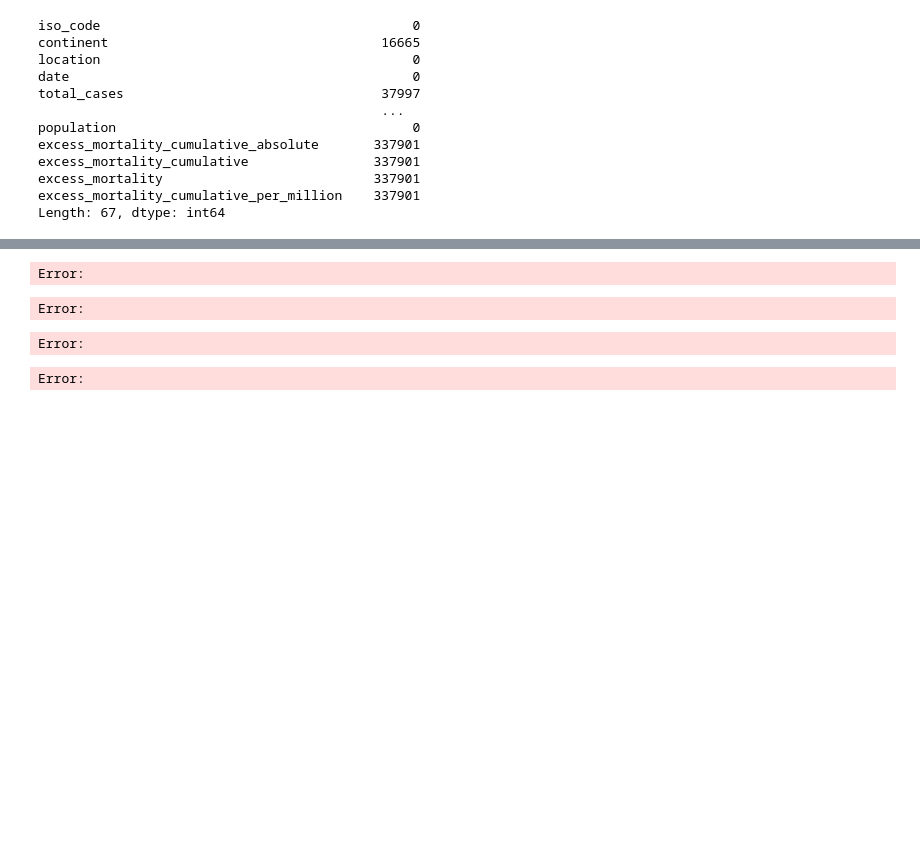
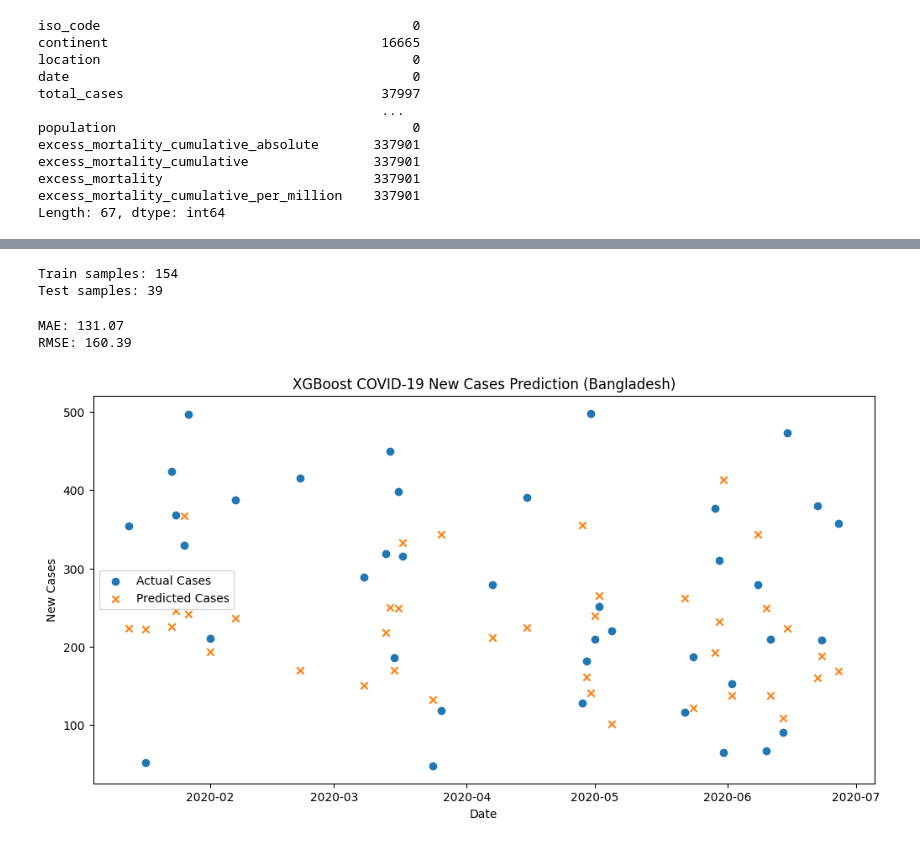
Before and after one commit to gulamkibria775/Portfolio_work, a Jupyter notebook: COVID-19 Case Trend Analysis and Forecasting.ipynb, the cells around one changed output, grey strips where cells are left out. Drawn from its saved outputs; the diff is of its cells as text; code cells hidden in the pictures; blank space fills up the shorter version.

```diff
--- a/COVID-19 Case Trend Analysis and Forecasting.ipynb
+++ b/COVID-19 Case Trend Analysis and Forecasting.ipynb
@@ -466,8 +434,50 @@ Error:
+# %%
+# feature selection
+
+features = [f'lag_{lag}' for lag in range(1, 8)]
+X = df[features]
+y = df['new_cases']
+
+X_train, X_test, y_train, y_test, dates_train, dates_test = train_test_split(
+    X, y, df['date'], test_size=0.2, random_state=42
+)
+
+print("Train samples:", X_train.shape[0])
+print("Test samples:", X_test.shape[0])
+# %% [output]
+Train samples: 154
+Test samples: 39
 # %%
+# model fit
+
+model = XGBRegressor(
+    objective='reg:squarederror',
+    n_estimators=1000,
+    learning_rate=0.05,
+    random_state=42
+)
+model.fit(X_train, y_train)
+
+
+y_pred = model.predict(X_test)
+
+mae = mean_absolute_error(y_test, y_pred)
+rmse = np.sqrt(mean_squared_error(y_test, y_pred))
+print(f"MAE: {mae:.2f}")
+print(f"RMSE: {rmse:.2f}")
 # %% [output]
-Error:
+MAE: 131.07
+RMSE: 160.39
-Error:
-Error:
 # %%
+#graph
+
+plt.figure(figsize=(12,6))
+plt.scatter(dates_test, y_test, label='Actual Cases', marker='o')
+plt.scatter(dates_test, y_pred, label='Predicted Cases', marker='x')
+plt.title('XGBoost COVID-19 New Cases Prediction (Bangladesh)')
+plt.xlabel('Date')
+plt.ylabel('New Cases')
+plt.legend()
+plt.show()
 # %% [output]
-Error:
+[figure, added]
```
Also changed, not shown: parts of 26 cells of this notebook.
